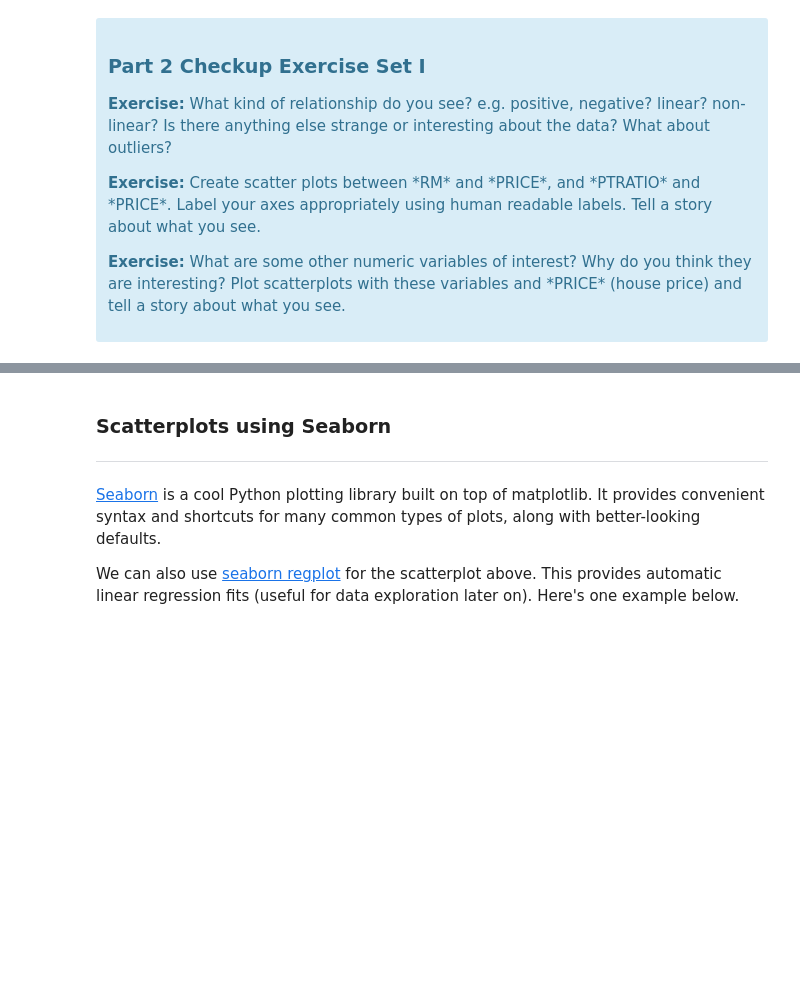
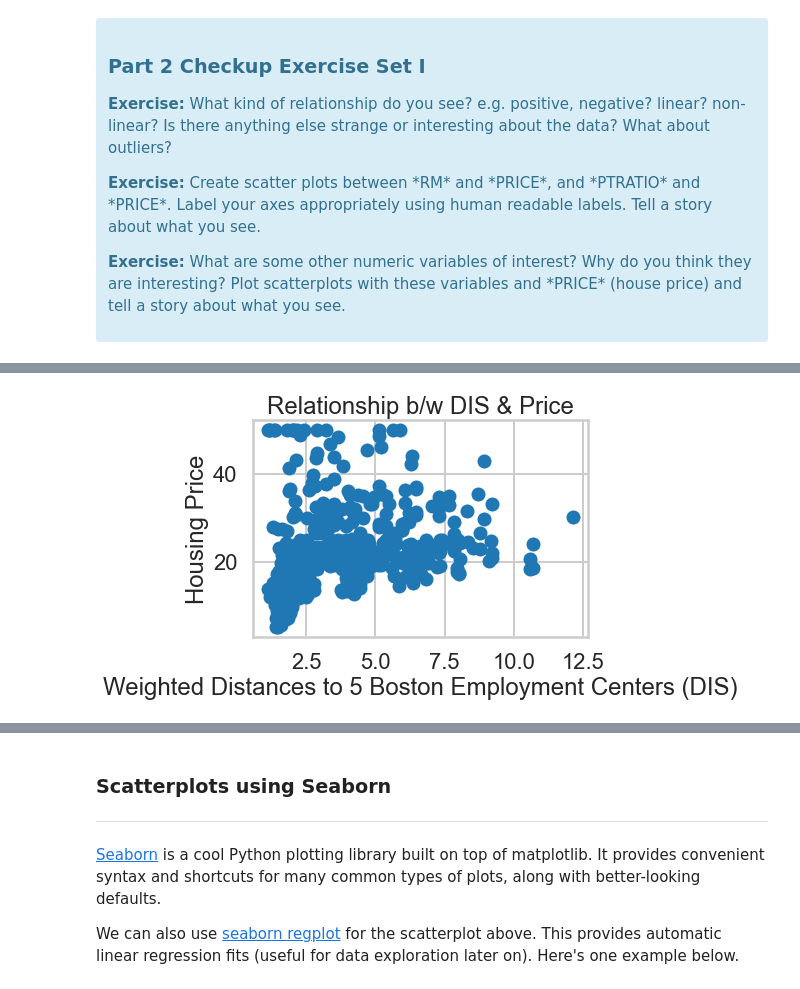
Before and after one commit to sathwikkes/SpringboardWork, a Jupyter notebook: Boston_Housing_linear_regression/linear_regression/Mini_Project_Linear_Regression.ipynb, the cells around one changed output, grey strips where cells are left out. Cells and saved outputs as stored; diff of their text form; code cells hidden in the pictures; blank space fills up the shorter version.

```diff
--- a/Boston_Housing_linear_regression/linear_regression/Mini_Project_Linear_Regression.ipynb
+++ b/Boston_Housing_linear_regression/linear_regression/Mini_Project_Linear_Regression.ipynb
@@ -287,0 +333,8 @@ Text(0.5, 1.0, 'Relationship between CRIM and Price')
+# %%
+_ = plt.scatter(bos.DIS, bos.PRICE)
+_ = plt.xlabel("Weighted Distances to 5 Boston Employment Centers (DIS)")
+_ = plt.ylabel("Housing Price")
+_ = plt.title("Relationship b/w DIS & Price")
+plt.show()
+# %% [output]
+[figure, added]
```
Also changed, not shown: parts of 79 cells of this notebook.
